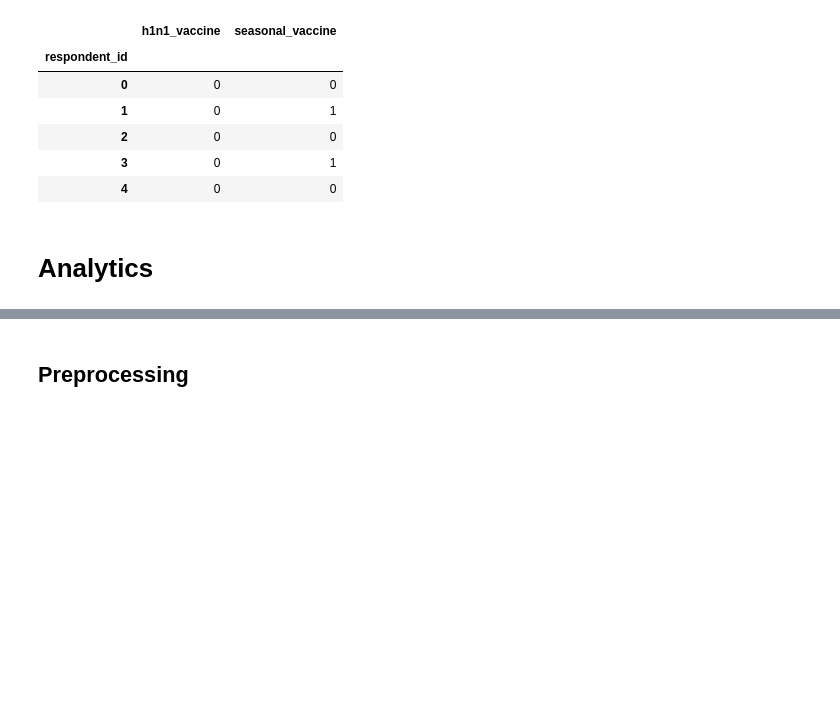
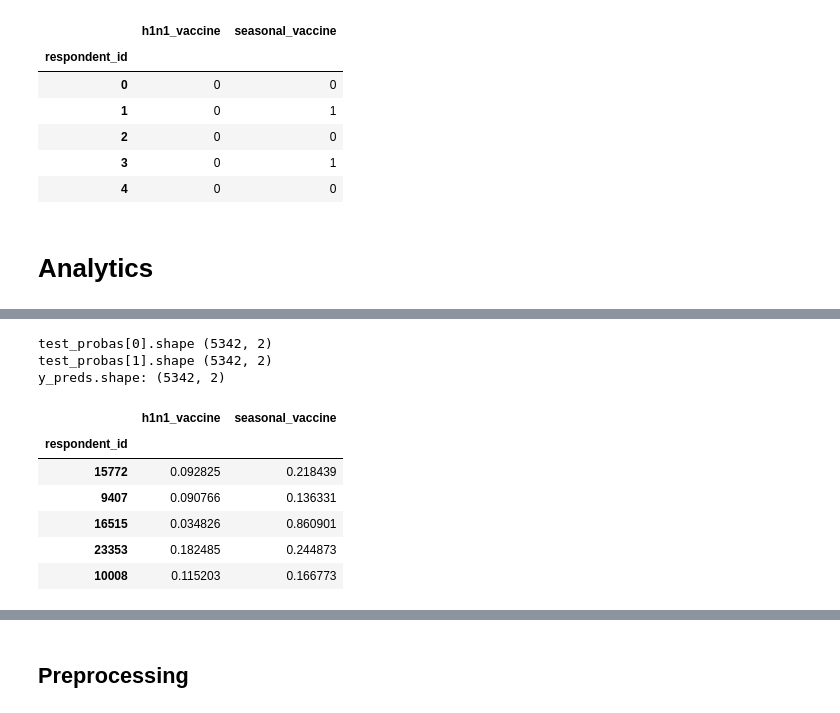
Before and after one commit to fabianlae/Predict-H1N1-and-Seasonal-Flu-Vaccines, a Jupyter notebook: Flushot_Analytics.ipynb, the cells around one changed output, grey strips where cells are left out. Drawn from its saved outputs; the diff is of its cells as text; code cells hidden in the pictures; blank space fills up the shorter version.

```diff
--- a/Flushot_Analytics.ipynb
+++ b/Flushot_Analytics.ipynb
@@ -133,0 +184,15 @@ labels_df.shape (26707, 2)
+# %%
+# Model into MultiOutputClassifier
+estimator = MultiOutputClassifier(
+        estimator=RandomForestClassifier(max_depth=4, random_state=0, n_estimators=800, verbose=True)
+)
+
+estimator = MultiOutputClassifier(
+        estimator=GradientBoostingClassifier(max_depth=2, n_estimators=500, learning_rate=0.1, random_state=42, verbose=1)
+)
+# %%
+# Full Pipeline
+full_pipeline = Pipeline([
+                    ('Preprocessing', preprocessor),
+                    ('Estimator', estimator)
+])
@@ -133,0 +222,9 @@ labels_df.shape (26707, 2)
+# %%
+%%time
+
+# Train model
+full_pipeline.fit(X_train, y_train)
+
+# Predict on evaluation set
+# This competition wants probabilities, not labels
+preds = full_pipeline.predict_proba(X_eval)
@@ -133,0 +249,26 @@ labels_df.shape (26707, 2)
+# %%
+# Size of predictions
+print("test_probas[0].shape", preds[0].shape)
+print("test_probas[1].shape", preds[1].shape)
+
+# Predictions to df
+y_preds = pd.DataFrame(
+    {
+        "h1n1_vaccine": preds[0][:, 1],
+        "seasonal_vaccine": preds[1][:, 1],
+    },
+    index = y_eval.index
+)
+print("y_preds.shape:", y_preds.shape)
+y_preds.head()
+# %% [output]
+test_probas[0].shape (5342, 2)
+test_probas[1].shape (5342, 2)
+y_preds.shape: (5342, 2)
+|  | h1n1_vaccine | seasonal_vaccine |
+| respondent_id |  |  |
+| 15772 | 0.092825 | 0.218439 |
+| 9407 | 0.090766 | 0.136331 |
+| 16515 | 0.034826 | 0.860901 |
+| 23353 | 0.182485 | 0.244873 |
+| 10008 | 0.115203 | 0.166773 |
```
Also changed, not shown: parts of 17 cells of this notebook.
